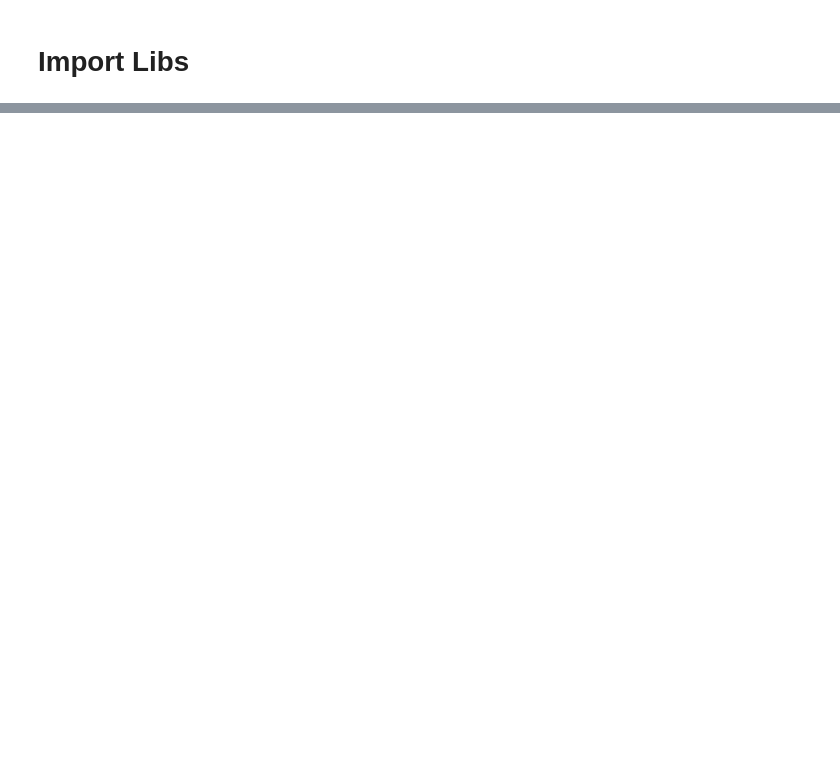
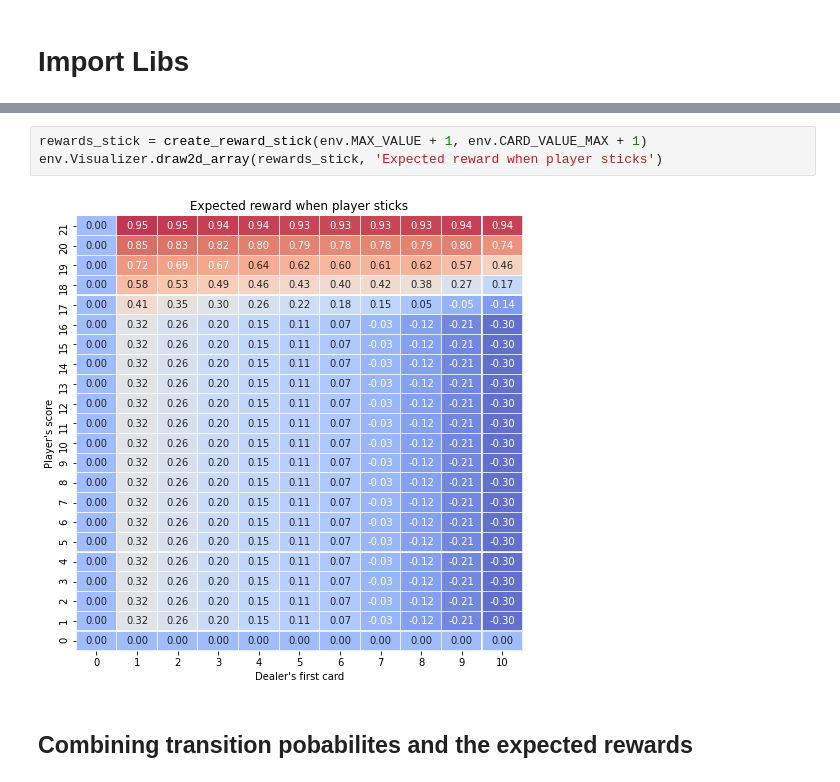
Before and after one commit to basselkassem/easy21, a Jupyter notebook: Dynamic_Programing.ipynb, the cells around one changed output, grey strips where cells are left out. Cells and saved outputs as stored; diff of their text form; blank space fills up the shorter version.

```diff
--- a/Dynamic_Programing.ipynb
+++ b/Dynamic_Programing.ipynb
@@ -259,0 +131,7 @@ draw2d_array(rewards_stick, 'Expected reward for stick')
+# %%
+rewards_stick = create_reward_stick(env.MAX_VALUE + 1, env.CARD_VALUE_MAX + 1)
+env.Visualizer.draw2d_array(rewards_stick, 'Expected reward when player sticks')
+# %% [output]
+[figure, added]
+# %% [markdown]
+## Combining transition pobabilites and the expected rewards
```
Also changed, not shown: parts of 46 cells of this notebook.
